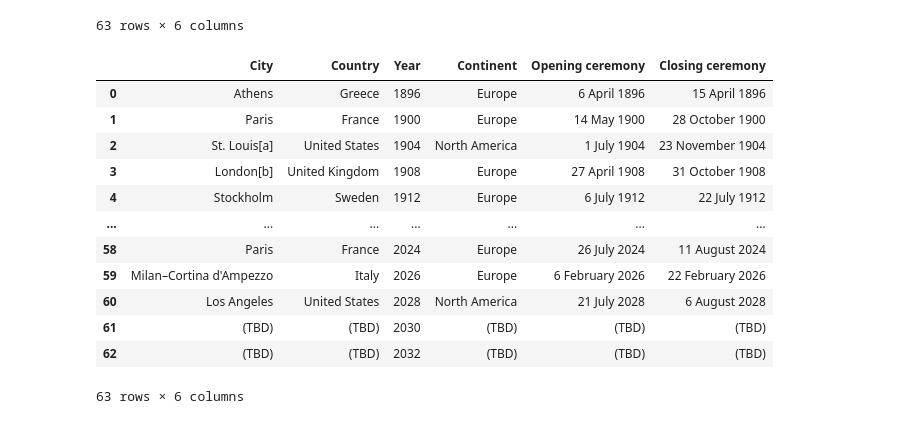
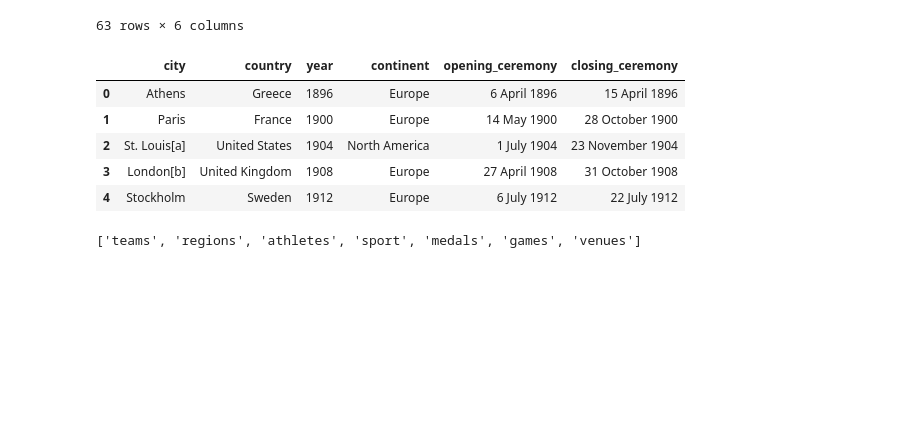
Before and after one commit to Bmyers5817/ETL_Project, a Jupyter notebook: Web-Scraping.ipynb, the cells around one changed output. Cells and saved outputs as stored; diff of their text form; code cells hidden in the pictures; blank space fills up the shorter version.

```diff
--- a/Web-Scraping.ipynb
+++ b/Web-Scraping.ipynb
@@ -62,19 +63,13 @@ venues_df
 | 61 | (TBD) | (TBD) | 2030 | (TBD) | (TBD) | (TBD) |
 | 62 | (TBD) | (TBD) | 2032 | (TBD) | (TBD) | (TBD) |
 63 rows × 6 columns
-# %%
-venues_df.rename({'City.1':"City"}, axis='columns')
-# %% [output]
-|  | City | Country | Year | Continent | Opening ceremony | Closing ceremony |
-| 0 | Athens | Greece | 1896 | Europe | 6 April 1896 | 15 April 1896 |
-| 1 | Paris | France | 1900 | Europe | 14 May 1900 | 28 October 1900 |
-| 2 | St. Louis[a] | United States | 1904 | North America | 1 July 1904 | 23 November 1904 |
-| 3 | London[b] | United Kingdom | 1908 | Europe | 27 April 1908 | 31 October 1908 |
-| 4 | Stockholm | Sweden | 1912 | Europe | 6 July 1912 | 22 July 1912 |
-| ... | ... | ... | ... | ... | ... | ... |
-| 58 | Paris | France | 2024 | Europe | 26 July 2024 | 11 August 2024 |
-| 59 | Milan–Cortina d'Ampezzo | Italy | 2026 | Europe | 6 February 2026 | 22 February 2026 |
-| 60 | Los Angeles | United States | 2028 | North America | 21 July 2028 | 6 August 2028 |
-| 61 | (TBD) | (TBD) | 2030 | (TBD) | (TBD) | (TBD) |
-| 62 | (TBD) | (TBD) | 2032 | (TBD) | (TBD) | (TBD) |
-63 rows × 6 columns
+# %%
+venues = venues_df.rename(columns={'City.1':'city','Country':'country', 'Year':'year','Continent':'continent','Opening ceremony':'opening_ceremony','Closing ceremony':'closing_ceremony'})
+venues.head()
+# %% [output]
+|  | city | country | year | continent | opening_ceremony | closing_ceremony |
+| 0 | Athens | Greece | 1896 | Europe | 6 April 1896 | 15 April 1896 |
+| 1 | Paris | France | 1900 | Europe | 14 May 1900 | 28 October 1900 |
+| 2 | St. Louis[a] | United States | 1904 | North America | 1 July 1904 | 23 November 1904 |
+| 3 | London[b] | United Kingdom | 1908 | Europe | 27 April 1908 | 31 October 1908 |
+| 4 | Stockholm | Sweden | 1912 | Europe | 6 July 1912 | 22 July 1912 |
@@ -80,0 +79,4 @@ venues_df.rename({'City.1':"City"}, axis='columns')
+# %%
+engine.table_names()
+# %% [output]
+['teams', 'regions', 'athletes', 'sport', 'medals', 'games', 'venues']
```
Also changed, not shown: parts of 3 cells of this notebook, 2 other files.
